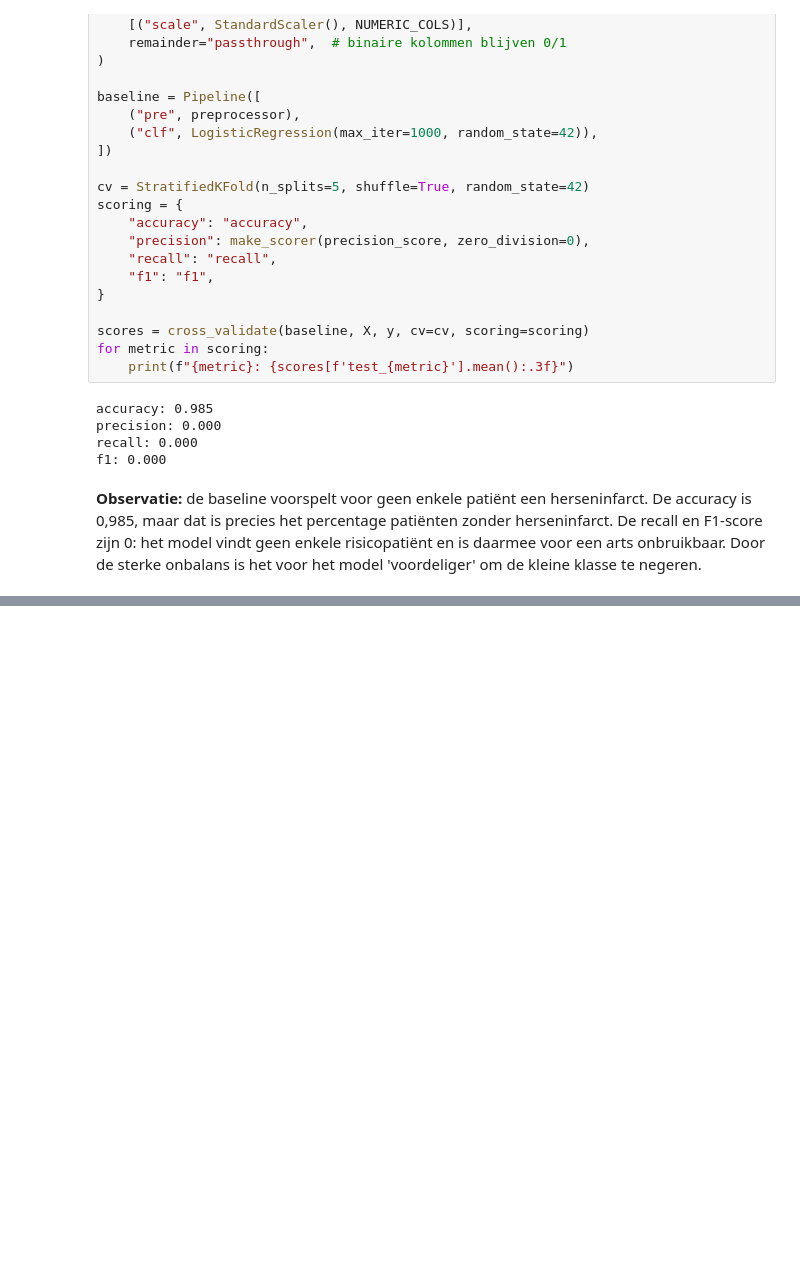
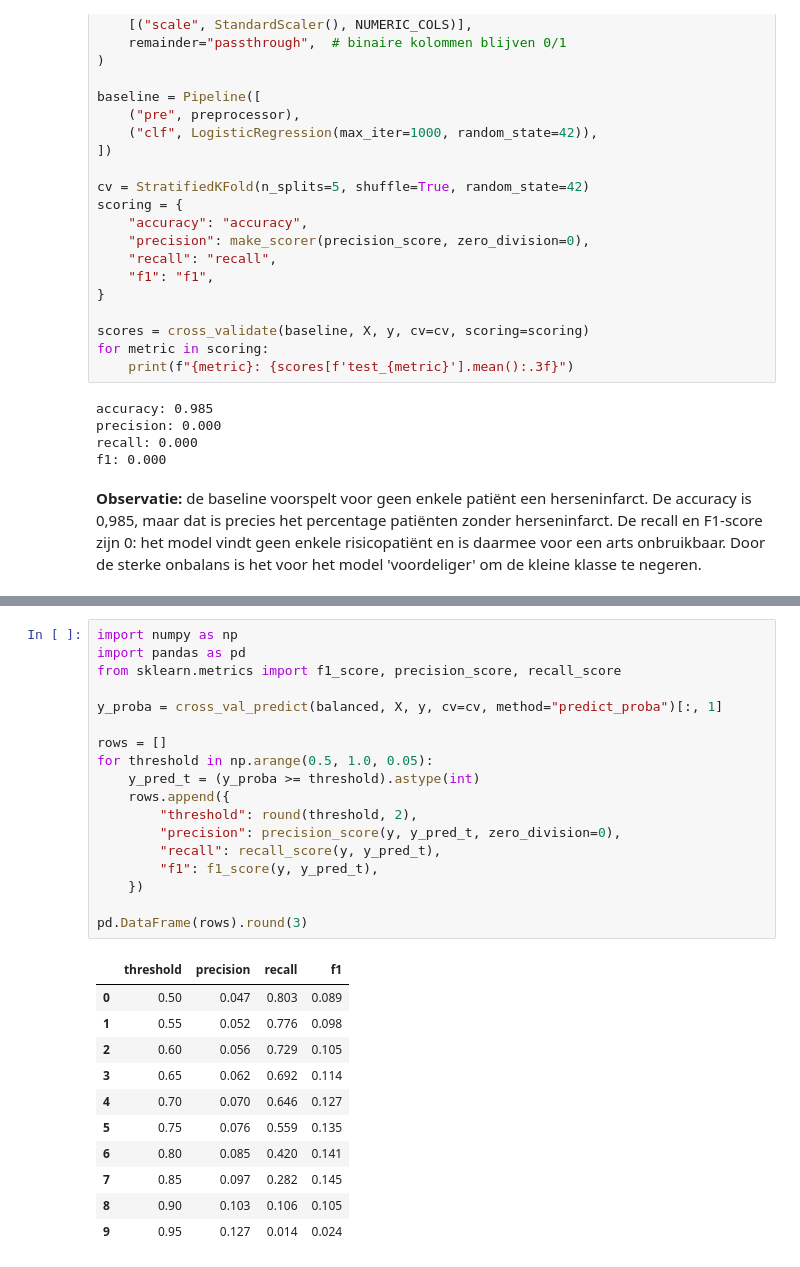
Before and after one commit to Gamal-alsa2026/Predicting-stroke-2026-27, a Jupyter notebook: notebooks/04_logreg.ipynb, the cells around one changed output, grey strips where cells are left out. Saved outputs shown, nothing was run; the diff lists cells and outputs as text; blank space fills up the shorter version.

```diff
--- a/notebooks/04_logreg.ipynb
+++ b/notebooks/04_logreg.ipynb
@@ -84,0 +145,30 @@ f1: 0.000
+# %%
+import numpy as np
+import pandas as pd
+from sklearn.metrics import f1_score, precision_score, recall_score
+
+y_proba = cross_val_predict(balanced, X, y, cv=cv, method="predict_proba")[:, 1]
+
+rows = []
+for threshold in np.arange(0.5, 1.0, 0.05):
+    y_pred_t = (y_proba >= threshold).astype(int)
+    rows.append({
+        "threshold": round(threshold, 2),
+        "precision": precision_score(y, y_pred_t, zero_division=0),
+        "recall": recall_score(y, y_pred_t),
+        "f1": f1_score(y, y_pred_t),
+    })
+
+pd.DataFrame(rows).round(3)
+# %% [output]
+|  | threshold | precision | recall | f1 |
+| 0 | 0.50 | 0.047 | 0.803 | 0.089 |
+| 1 | 0.55 | 0.052 | 0.776 | 0.098 |
+| 2 | 0.60 | 0.056 | 0.729 | 0.105 |
+| 3 | 0.65 | 0.062 | 0.692 | 0.114 |
+| 4 | 0.70 | 0.070 | 0.646 | 0.127 |
+| 5 | 0.75 | 0.076 | 0.559 | 0.135 |
+| 6 | 0.80 | 0.085 | 0.420 | 0.141 |
+| 7 | 0.85 | 0.097 | 0.282 | 0.145 |
+| 8 | 0.90 | 0.103 | 0.106 | 0.105 |
+| 9 | 0.95 | 0.127 | 0.014 | 0.024 |
```
Also changed, not shown: parts of 8 cells of this notebook.
